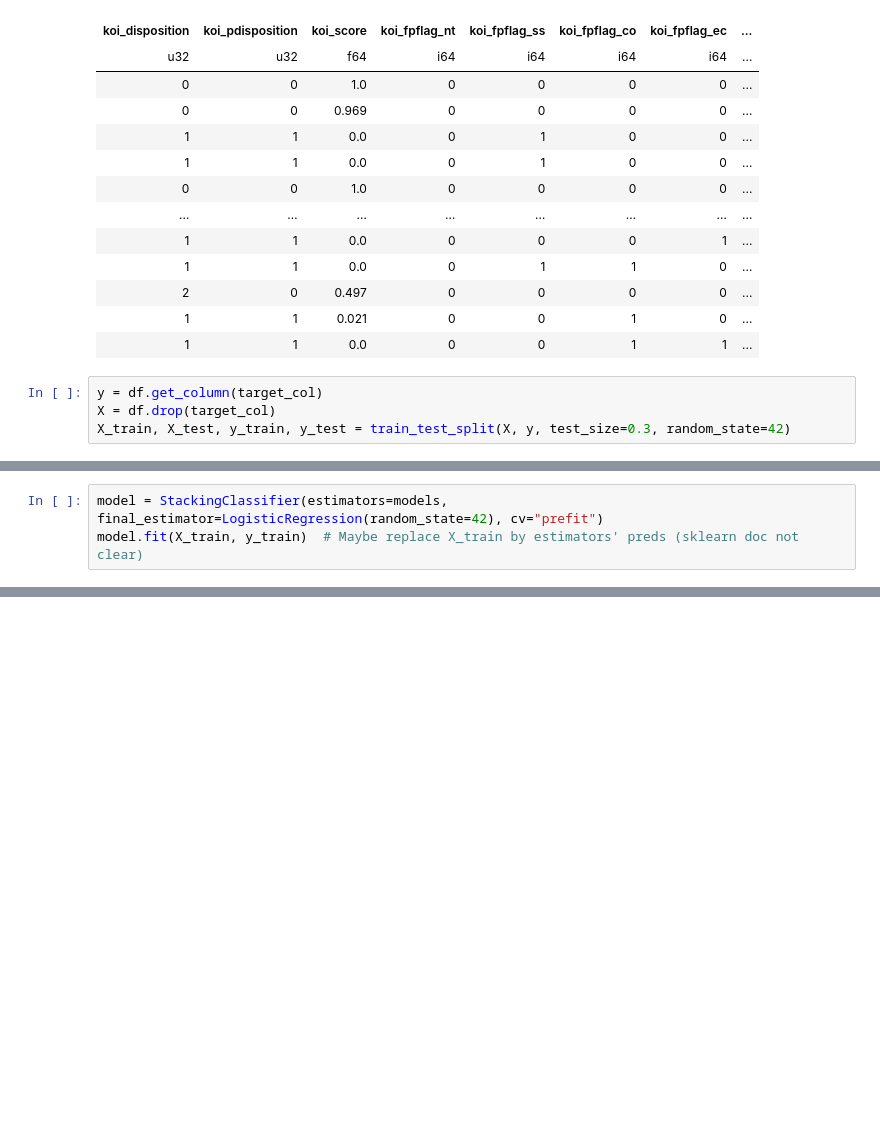
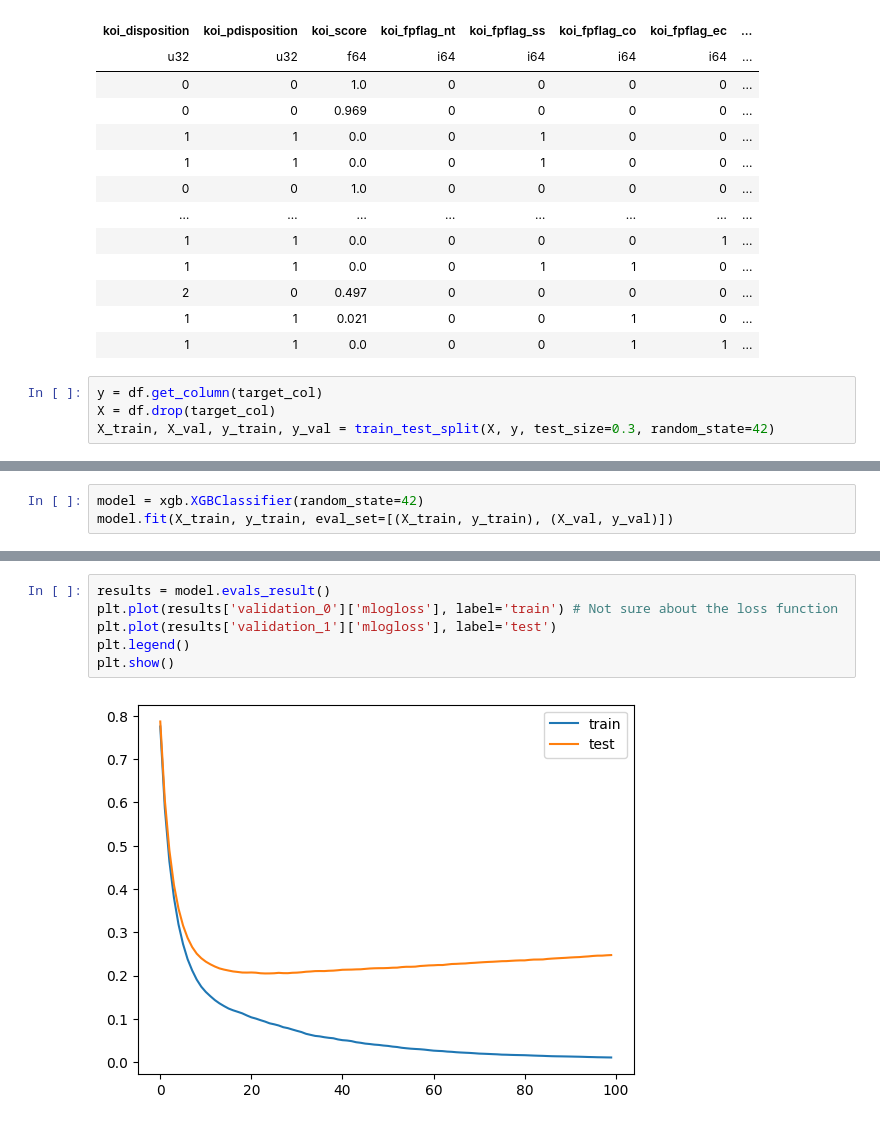
Before and after one commit to synaptiq-lab/exoplanet-hunter, a Jupyter notebook: model.ipynb, the cells around one changed output, grey strips where cells are left out. Drawn from its saved outputs; the diff is of its cells as text; blank space fills up the shorter version.

```diff
--- a/model.ipynb
+++ b/model.ipynb
@@ -49,4 +46,4 @@ shape: (9_564, 46)
 # %%
 y = df.get_column(target_col)
 X = df.drop(target_col)
-X_train, X_test, y_train, y_test = train_test_split(X, y, test_size=0.3, random_state=42)
+X_train, X_val, y_train, y_val = train_test_split(X, y, test_size=0.3, random_state=42)
@@ -157,3 +49,0 @@ Fold 5
-# %%
-model = StackingClassifier(estimators=models, final_estimator=LogisticRegression(random_state=42), cv="prefit")
-model.fit(X_train, y_train)  # Maybe replace X_train by estimators' preds (sklearn doc not clear)
@@ -177,0 +50,3 @@ StackingClassifier(cv='prefit',
+# %%
+model = xgb.XGBClassifier(random_state=42)
+model.fit(X_train, y_train, eval_set=[(X_train, y_train), (X_val, y_val)])
@@ -178 +82,9 @@ StackingClassifier(cv='prefit',
+# %%
+results = model.evals_result()
+plt.plot(results['validation_0']['mlogloss'], label='train') # Not sure about the loss function
+plt.plot(results['validation_1']['mlogloss'], label='test')
+plt.legend()
+plt.show()
+# %% [output]
+[figure, added]
 # %%
```
Also changed, not shown: parts of 5 cells of this notebook, 49 other files.
